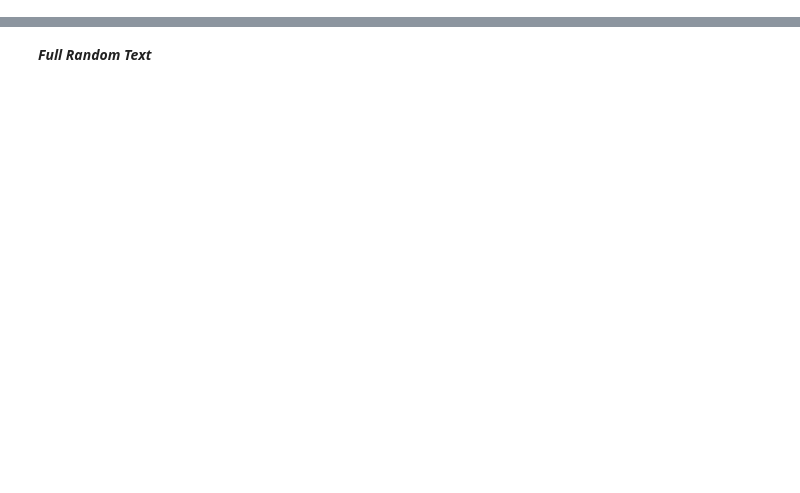
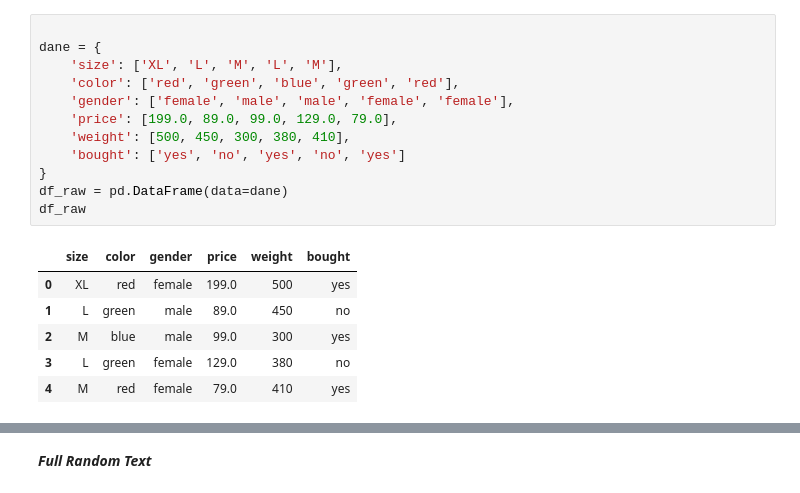
Before and after one commit to WWozniakProgrammer/ML-DS-Path, a Jupyter notebook: template.ipynb, the cells around one changed output, grey strips where cells are left out. Saved outputs shown, nothing was run; the diff lists cells and outputs as text; blank space fills up the shorter version.

```diff
--- a/template.ipynb
+++ b/template.ipynb
@@ -10,0 +10,19 @@ Test
+# %%
+
+dane = {
+    'size': ['XL', 'L', 'M', 'L', 'M'],
+    'color': ['red', 'green', 'blue', 'green', 'red'],
+    'gender': ['female', 'male', 'male', 'female', 'female'],
+    'price': [199.0, 89.0, 99.0, 129.0, 79.0],
+    'weight': [500, 450, 300, 380, 410],
+    'bought': ['yes', 'no', 'yes', 'no', 'yes']
+}
+df_raw = pd.DataFrame(data=dane)
+df_raw
+# %% [output]
+|  | size | color | gender | price | weight | bought |
+| 0 | XL | red | female | 199.0 | 500 | yes |
+| 1 | L | green | male | 89.0 | 450 | no |
+| 2 | M | blue | male | 99.0 | 300 | yes |
+| 3 | L | green | female | 129.0 | 380 | no |
+| 4 | M | red | female | 79.0 | 410 | yes |
```
Also changed, not shown: parts of 12 cells of this notebook.
